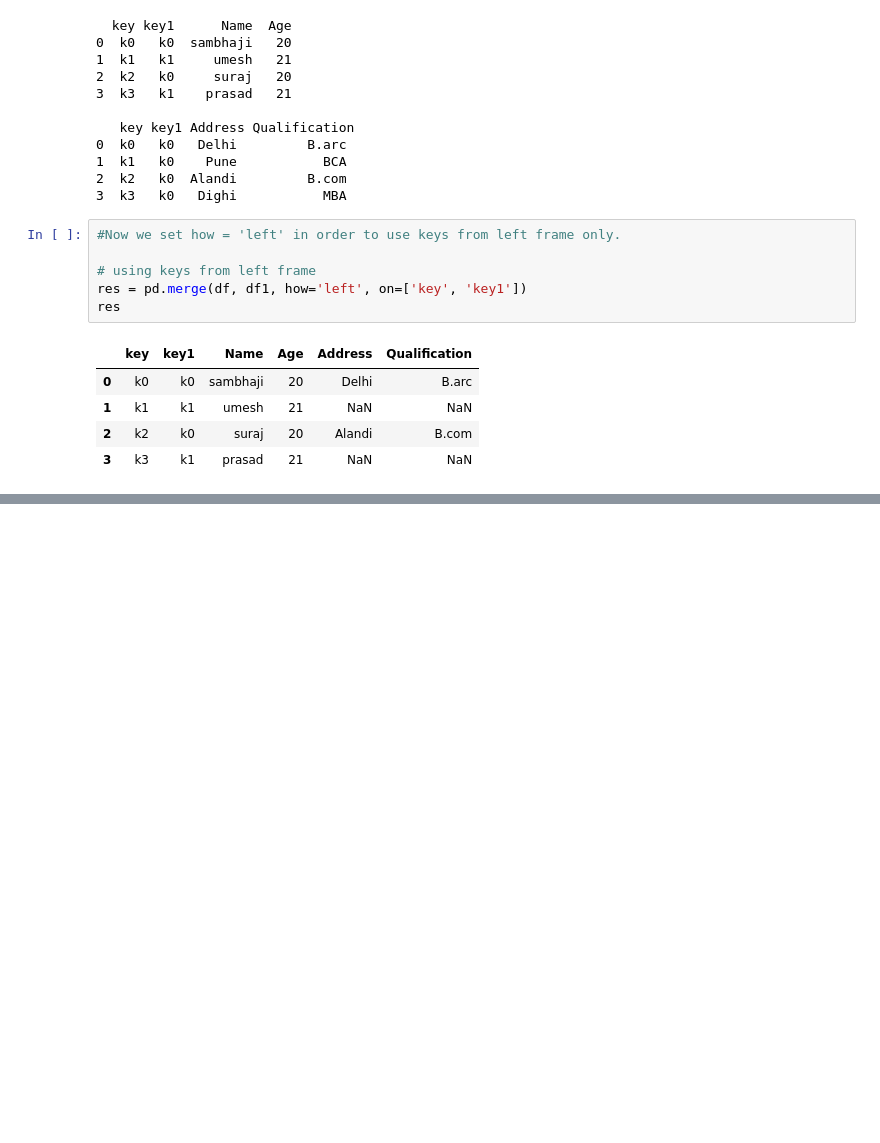
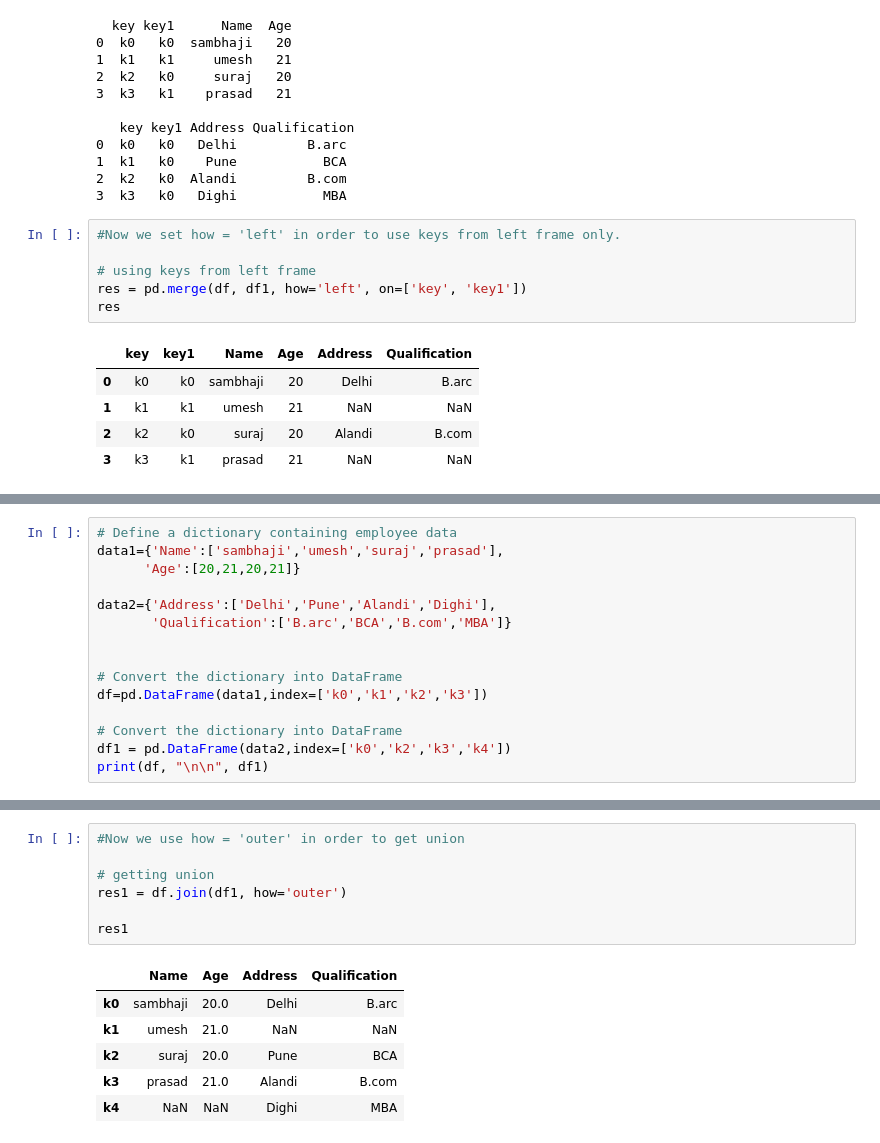
Before and after one commit to Sambhaji6529/Python_Notes, a Jupyter notebook: Pandas_Merging,_Joining,_and_Concatenating.ipynb, the cells around one changed output, grey strips where cells are left out. Cells and saved outputs as stored; diff of their text form; blank space fills up the shorter version.

```diff
--- a/Pandas_Merging,_Joining,_and_Concatenating.ipynb
+++ b/Pandas_Merging,_Joining,_and_Concatenating.ipynb
@@ -414,0 +454,15 @@ res
+# %%
+# Define a dictionary containing employee data
+data1={'Name':['sambhaji','umesh','suraj','prasad'],
+      'Age':[20,21,20,21]}
+
+data2={'Address':['Delhi','Pune','Alandi','Dighi'],
+       'Qualification':['B.arc','BCA','B.com','MBA']}
+
+
+# Convert the dictionary into DataFrame
+df=pd.DataFrame(data1,index=['k0','k1','k2','k3'])
+
+# Convert the dictionary into DataFrame
+df1 = pd.DataFrame(data2,index=['k0','k2','k3','k4'])
+print(df, "\n\n", df1)
@@ -414,0 +494,14 @@ res
+# %%
+#Now we use how = 'outer' in order to get union
+
+# getting union
+res1 = df.join(df1, how='outer')
+
+res1
+# %% [output]
+|  | Name | Age | Address | Qualification |
+| k0 | sambhaji | 20.0 | Delhi | B.arc |
+| k1 | umesh | 21.0 | NaN | NaN |
+| k2 | suraj | 20.0 | Pune | BCA |
+| k3 | prasad | 21.0 | Alandi | B.com |
+| k4 | NaN | NaN | Dighi | MBA |
```
Also changed, not shown: parts of 9 cells of this notebook.
